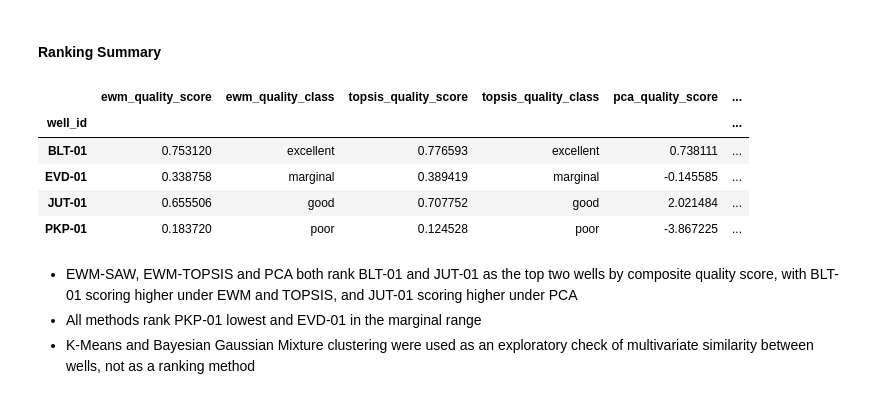
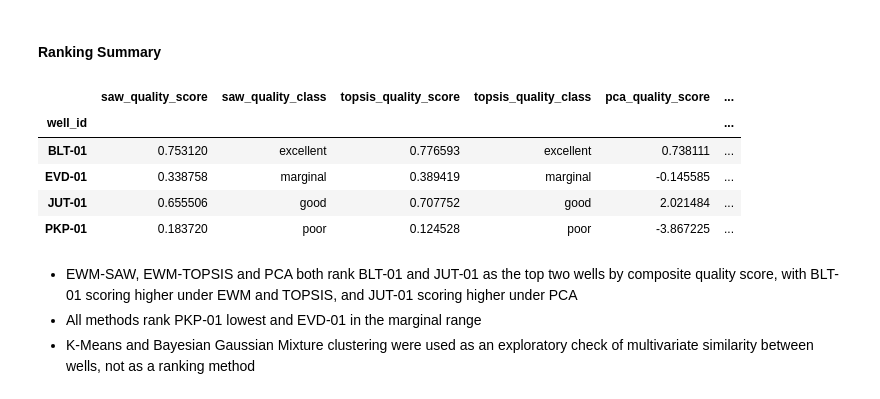
Before and after one commit to sadaraka-kadi/probable-eureka, a Jupyter notebook: notebooks/03_reservoir_quality_assessment.ipynb, the cells around one changed output. Drawn from its saved outputs; the diff is of its cells as text; code cells hidden in the pictures.

```diff
--- a/notebooks/03_reservoir_quality_assessment.ipynb
+++ b/notebooks/03_reservoir_quality_assessment.ipynb
@@ -229,8 +227,8 @@ dtype: float64
 # %% [markdown]
 #### Simple Additive Weighting (SAW)
 # %%
-well_agg["ewm_quality_score"] = (norm * weights).sum(axis=1)
+well_agg["saw_quality_score"] = (norm * weights).sum(axis=1)
 print("\nRanked wells:")
-print(well_agg[["well_id", "ewm_quality_score"]].sort_values("ewm_quality_score", ascending=False))
+print(well_agg[["well_id", "saw_quality_score"]].sort_values("saw_quality_score", ascending=False))
 # %% [output]
 Ranked wells:
@@ -419,8 +417,8 @@ for k in [2, 3]:
 
     print(f"\nK-Means Cluster Assignments {k} clusters:")
     print(
-        well_agg[["well_id", "ewm_quality_score", "kmeans_cluster"]].sort_values(
-            "ewm_quality_score", ascending=False
+        well_agg[["well_id", "saw_quality_score", "kmeans_cluster"]].sort_values(
+            "saw_quality_score", ascending=False
         )
     )
 # %% [output]
@@ -484,18 +482,18 @@ def rank_and_classify(scores):
         else: return "excellent"
     return ranks, scores.apply(classify)
 # %%
-well_quality_lookup = well_agg.set_index("well_id")[["ewm_quality_score", "topsis_quality_score"]]
-well_features[["ewm_quality_score", "topsis_quality_score"]] = well_quality_lookup.reindex(well_features.index)
+well_quality_lookup = well_agg.set_index("well_id")[["saw_quality_score", "topsis_quality_score"]]
+well_features[["saw_quality_score", "topsis_quality_score"]] = well_quality_lookup.reindex(well_features.index)
 well_features["pca_quality_score"] = well_pca_quality.set_index("well_id")["pca_quality_score"].reindex(well_features.index)
 # %%
-well_features["ewm_quality_rank"], well_features["ewm_quality_class"] = rank_and_classify(well_features["ewm_quality_score"])
+well_features["saw_quality_rank"], well_features["saw_quality_class"] = rank_and_classify(well_features["saw_quality_score"])
 well_features["topsis_quality_rank"], well_features["topsis_quality_class"] = rank_and_classify(well_features["topsis_quality_score"])
 well_features["pca_quality_rank"], well_features["pca_quality_class"] = rank_and_classify(well_features["pca_quality_score"])
 
-quality_comparison = well_features[["ewm_quality_score","ewm_quality_class","topsis_quality_score", "topsis_quality_class", "pca_quality_score", "pca_quality_class"]]
+quality_comparison = well_features[["saw_quality_score","saw_quality_class","topsis_quality_score", "topsis_quality_class", "pca_quality_score", "pca_quality_class"]]
 quality_comparison
 # %% [output]
-|  | ewm_quality_score | ewm_quality_class | topsis_quality_score | topsis_quality_class | pca_quality_score | ... |
+|  | saw_quality_score | saw_quality_class | topsis_quality_score | topsis_quality_class | pca_quality_score | ... |
 | well_id |  |  |  |  |  | ... |
 | BLT-01 | 0.753120 | excellent | 0.776593 | excellent | 0.738111 | ... |
 | EVD-01 | 0.338758 | marginal | 0.389419 | marginal | -0.145585 | ... |
```
Also changed, not shown: parts of 5 cells of this notebook.
